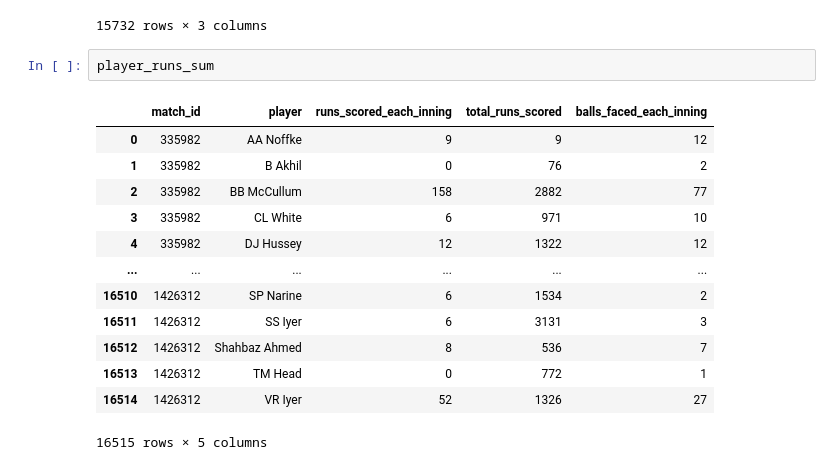
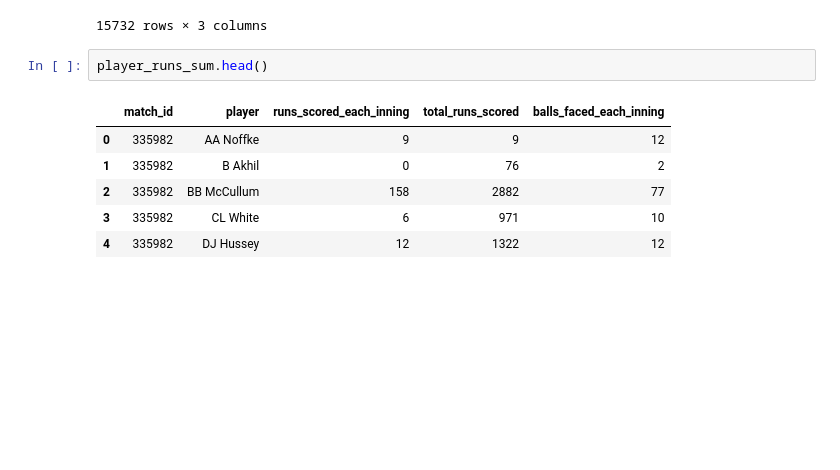
Before and after one commit to NIRANJANGOPALAN/IPL_player_analysis, a Jupyter notebook: IPL_workbook.ipynb, the cells around one changed output. Drawn from its saved outputs; the diff is of its cells as text; blank space fills up the shorter version.

```diff
--- a/IPL_workbook.ipynb
+++ b/IPL_workbook.ipynb
@@ -133,18 +147,11 @@ dot_balls
 | 15731 | 1426312 | VR Iyer | 6 |
 15732 rows × 3 columns
 # %%
-player_runs_sum
+player_runs_sum.head()
 # %% [output]
 |  | match_id | player | runs_scored_each_inning | total_runs_scored | balls_faced_each_inning |
 | 0 | 335982 | AA Noffke | 9 | 9 | 12 |
 | 1 | 335982 | B Akhil | 0 | 76 | 2 |
 | 2 | 335982 | BB McCullum | 158 | 2882 | 77 |
 | 3 | 335982 | CL White | 6 | 971 | 10 |
 | 4 | 335982 | DJ Hussey | 12 | 1322 | 12 |
-| ... | ... | ... | ... | ... | ... |
-| 16510 | 1426312 | SP Narine | 6 | 1534 | 2 |
-| 16511 | 1426312 | SS Iyer | 6 | 3131 | 3 |
-| 16512 | 1426312 | Shahbaz Ahmed | 8 | 536 | 7 |
-| 16513 | 1426312 | TM Head | 0 | 772 | 1 |
-| 16514 | 1426312 | VR Iyer | 52 | 1326 | 27 |
-16515 rows × 5 columns
```
Also changed, not shown: parts of 16 cells of this notebook, 2 other files.
